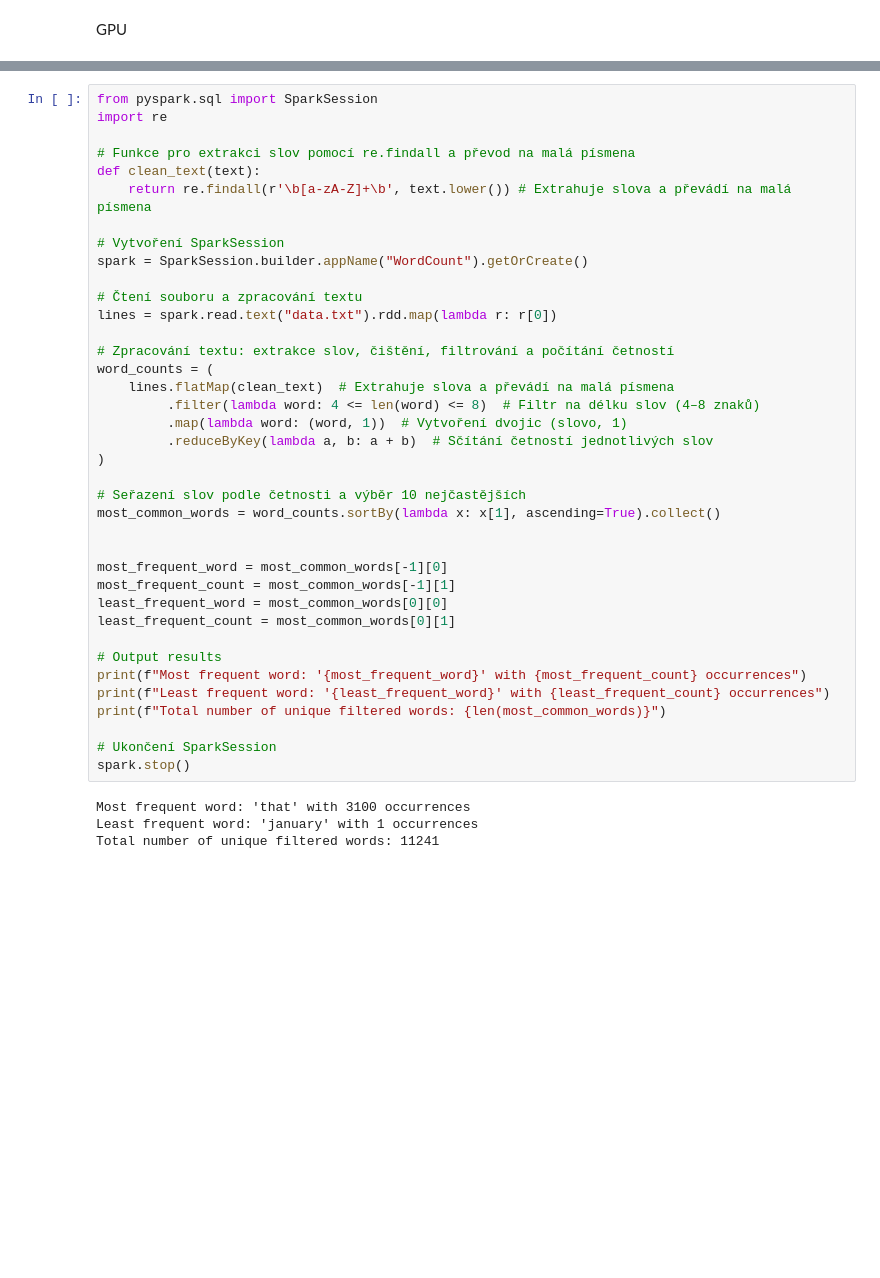
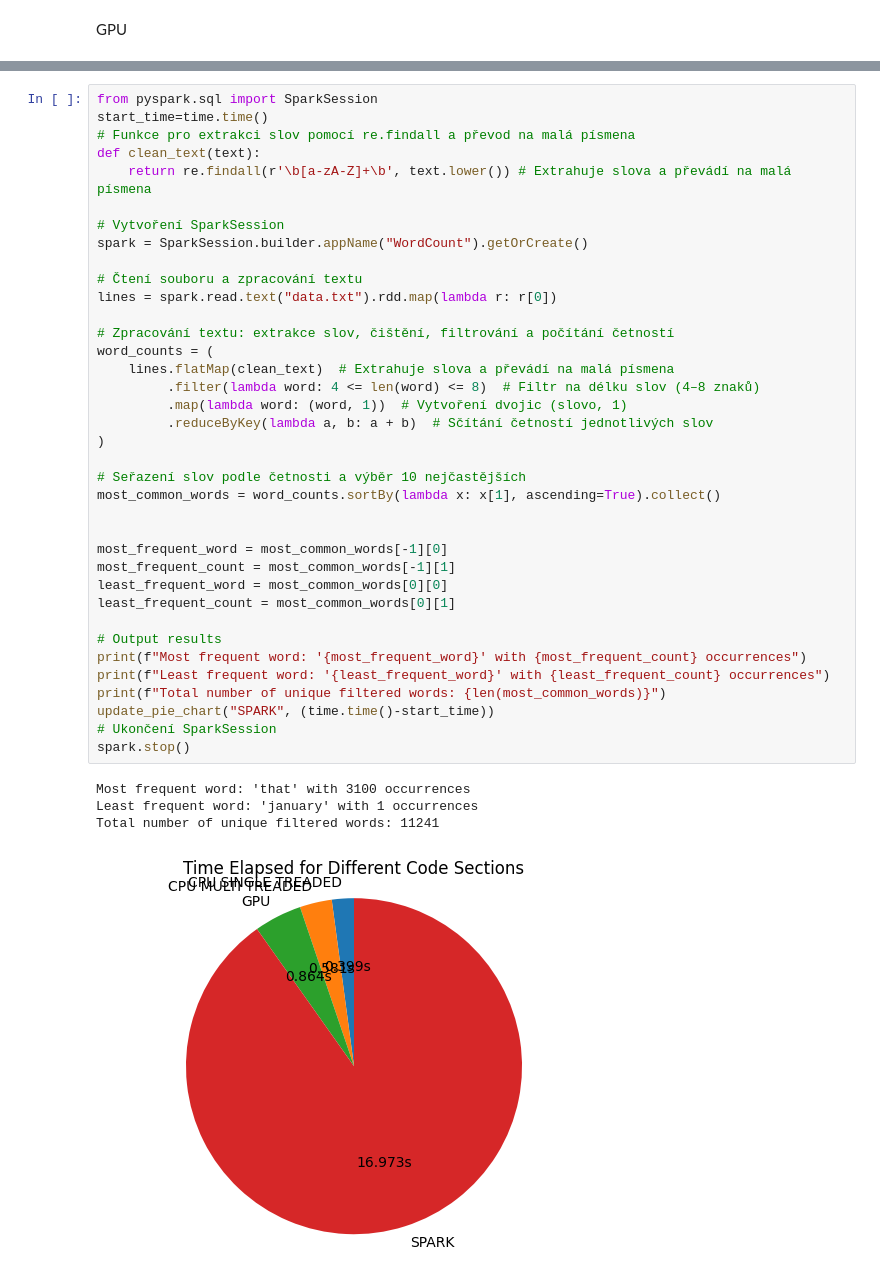
Before and after one commit to Fisev/PZP-Project, a Jupyter notebook: Project.ipynb, the cells around one changed output, grey strips where cells are left out. Cells and saved outputs as stored; diff of their text form; blank space fills up the shorter version.

```diff
--- a/Project.ipynb
+++ b/Project.ipynb
@@ -301,7 +293,6 @@ print(f"Total number of unique filtered words: {len(filtered_word_counts)}")
 # %%
 from pyspark.sql import SparkSession
-import re
-
+start_time=time.time()
 # Funkce pro extrakci slov pomocí re.findall a převod na malá písmena
 def clean_text(text):
     return re.findall(r'\b[a-zA-Z]+\b', text.lower()) # Extrahuje slova a převádí na malá písmena
@@ -312,31 +303,32 @@ spark = SparkSession.builder.appName("WordCount").getOrCreate()
 # Čtení souboru a zpracování textu
 lines = spark.read.text("data.txt").rdd.map(lambda r: r[0])
 
 # Zpracování textu: extrakce slov, čištění, filtrování a počítání četností
 word_counts = (
     lines.flatMap(clean_text)  # Extrahuje slova a převádí na malá písmena
          .filter(lambda word: 4 <= len(word) <= 8)  # Filtr na délku slov (4–8 znaků)
          .map(lambda word: (word, 1))  # Vytvoření dvojic (slovo, 1)
          .reduceByKey(lambda a, b: a + b)  # Sčítání četností jednotlivých slov
 )
 
 # Seřazení slov podle četnosti a výběr 10 nejčastějších
 most_common_words = word_counts.sortBy(lambda x: x[1], ascending=True).collect()
 
 
 most_frequent_word = most_common_words[-1][0]
 most_frequent_count = most_common_words[-1][1]
 least_frequent_word = most_common_words[0][0]
 least_frequent_count = most_common_words[0][1]
 
 # Output results
 print(f"Most frequent word: '{most_frequent_word}' with {most_frequent_count} occurrences")
 print(f"Least frequent word: '{least_frequent_word}' with {least_frequent_count} occurrences")
 print(f"Total number of unique filtered words: {len(most_common_words)}")
-
+update_pie_chart("SPARK", (time.time()-start_time))
 # Ukončení SparkSession
 spark.stop()
 # %% [output]
 Most frequent word: 'that' with 3100 occurrences
 Least frequent word: 'january' with 1 occurrences
 Total number of unique filtered words: 11241
+[figure, added]
```
Also changed, not shown: parts of 6 cells of this notebook.
